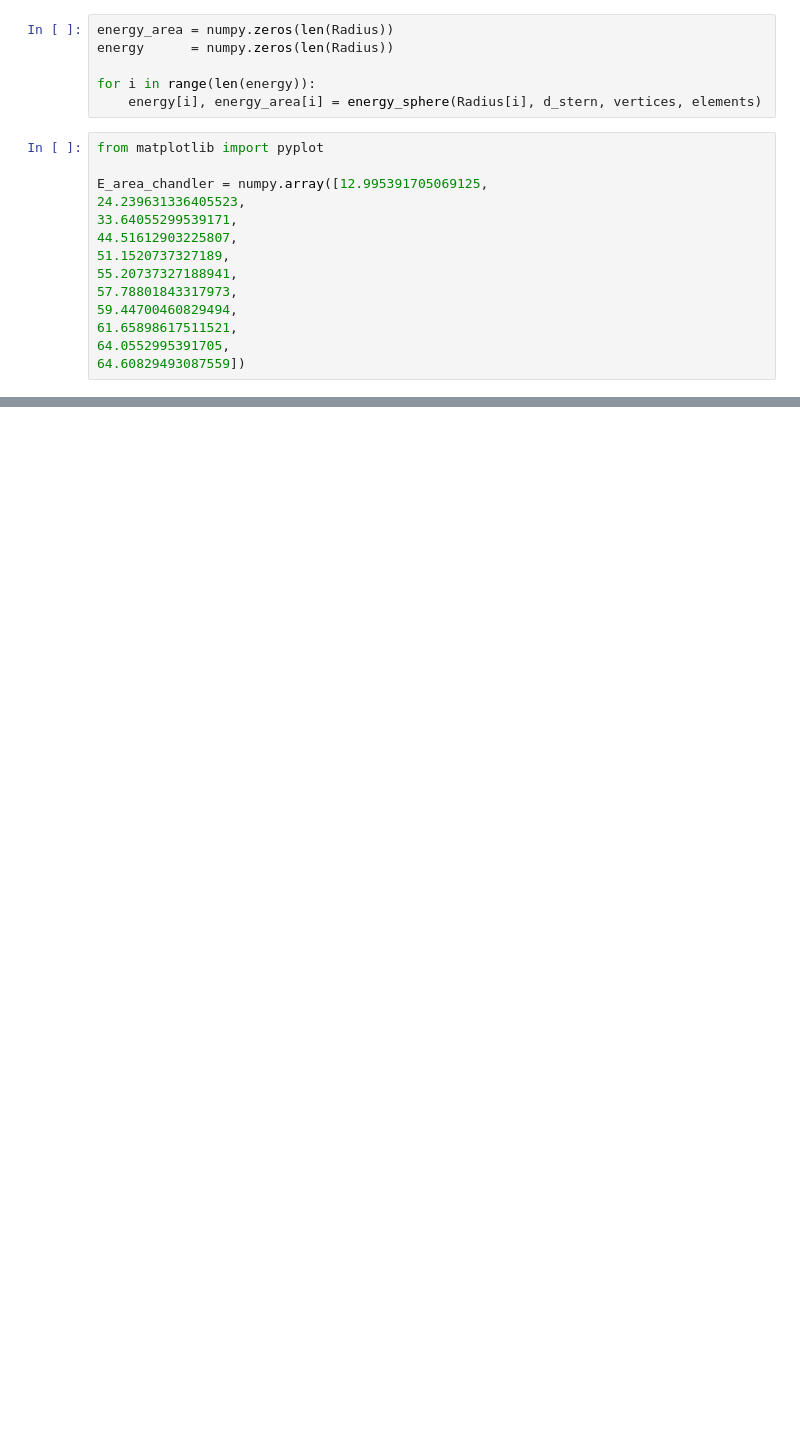
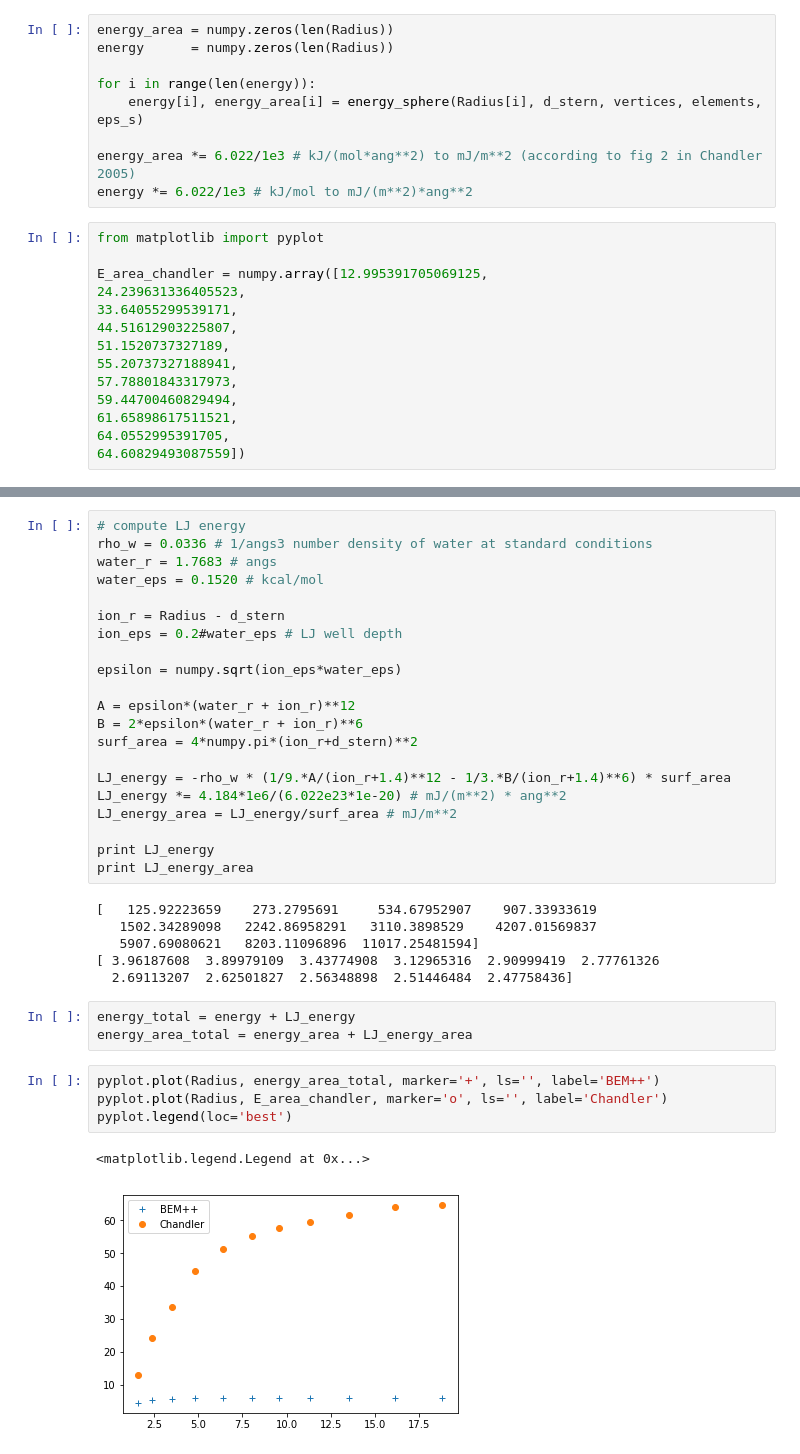
Before and after one commit to cdcooper84/nonpolar_solvation_testing, a Jupyter notebook: nonpolar_sphere.ipynb, the cells around one changed output, grey strips where cells are left out. Drawn from its saved outputs; the diff is of its cells as text; blank space fills up the shorter version.

Commit message:
added units to sphere case

```diff
--- a/nonpolar_sphere.ipynb
+++ b/nonpolar_sphere.ipynb
@@ -84,7 +86,10 @@ energy_area = numpy.zeros(len(Radius))
 energy      = numpy.zeros(len(Radius))
 
 for i in range(len(energy)):
-    energy[i], energy_area[i] = energy_sphere(Radius[i], d_stern, vertices, elements)
+    energy[i], energy_area[i] = energy_sphere(Radius[i], d_stern, vertices, elements, eps_s)
+
+energy_area *= 6.022/1e3 # kJ/(mol*ang**2) to mJ/m**2 (according to fig 2 in Chandler 2005)
+energy *= 6.022/1e3 # kJ/mol to mJ/(m**2)*ang**2
 # %%
 from matplotlib import pyplot
 
@@ -112,0 +126,37 @@ pyplot.legend(loc='best')
+# %%
+# compute LJ energy
+rho_w = 0.0336 # 1/angs3 number density of water at standard conditions
+water_r = 1.7683 # angs
+water_eps = 0.1520 # kcal/mol
+
+ion_r = Radius - d_stern
+ion_eps = 0.2#water_eps # LJ well depth
+
+epsilon = numpy.sqrt(ion_eps*water_eps)
+
+A = epsilon*(water_r + ion_r)**12
+B = 2*epsilon*(water_r + ion_r)**6
+surf_area = 4*numpy.pi*(ion_r+d_stern)**2
+
+LJ_energy = -rho_w * (1/9.*A/(ion_r+1.4)**12 - 1/3.*B/(ion_r+1.4)**6) * surf_area
+LJ_energy *= 4.184*1e6/(6.022e23*1e-20) # mJ/(m**2) * ang**2
+LJ_energy_area = LJ_energy/surf_area # mJ/m**2
+
+print LJ_energy
+print LJ_energy_area
+# %% [output]
+[   125.92223659    273.2795691     534.67952907    907.33933619
+   1502.34289098   2242.86958291   3110.3898529    4207.01569837
+   5907.69080621   8203.11096896  11017.25481594]
+[ 3.96187608  3.89979109  3.43774908  3.12965316  2.90999419  2.77761326
+  2.69113207  2.62501827  2.56348898  2.51446484  2.47758436]
+# %%
+energy_total = energy + LJ_energy
+energy_area_total = energy_area + LJ_energy_area
+# %%
+pyplot.plot(Radius, energy_area_total, marker='+', ls='', label='BEM++')
+pyplot.plot(Radius, E_area_chandler, marker='o', ls='', label='Chandler')
+pyplot.legend(loc='best')
+# %% [output]
+<matplotlib.legend.Legend at 0x...>
+[figure, added]
```
Also changed, not shown: parts of 6 cells of this notebook, 3 other files.
